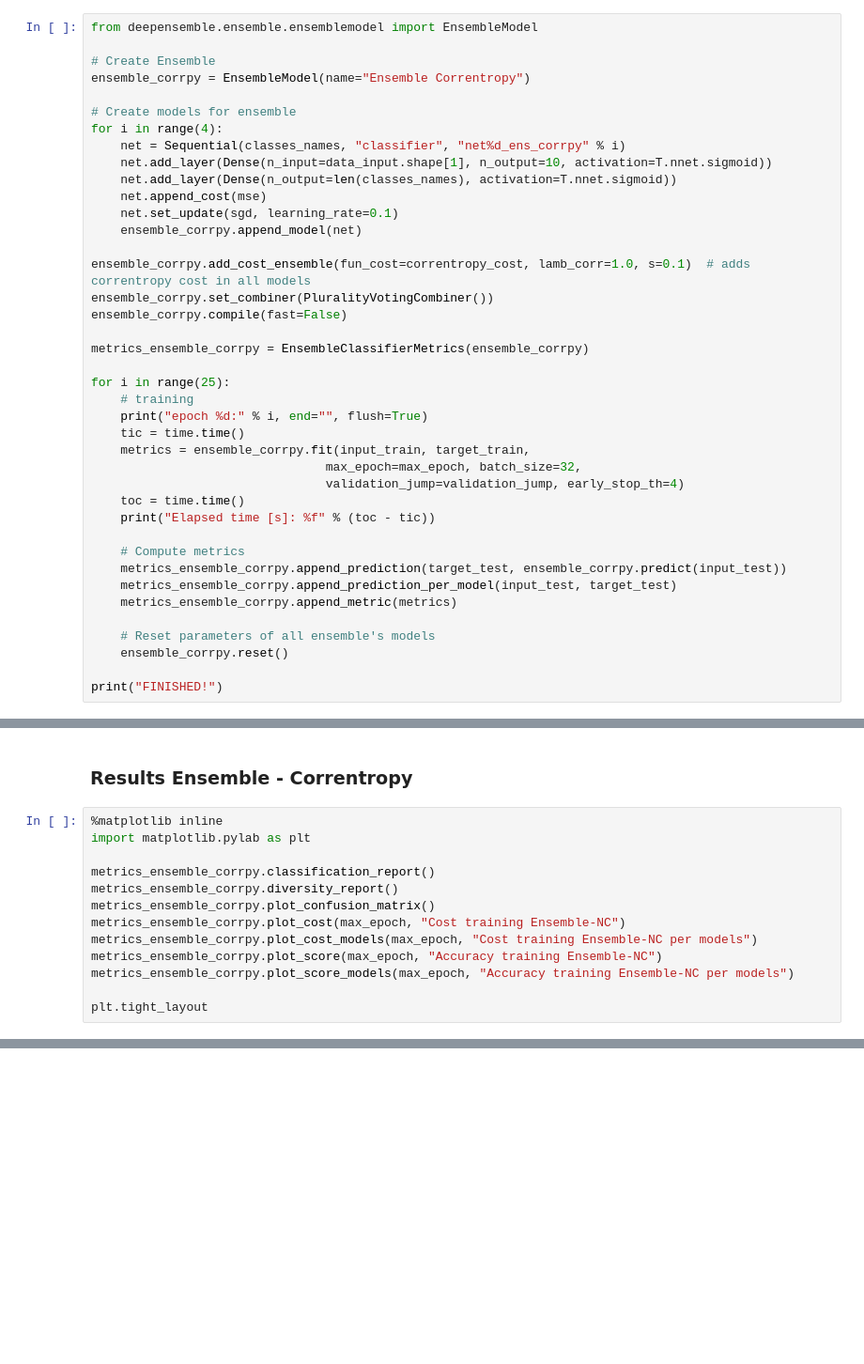
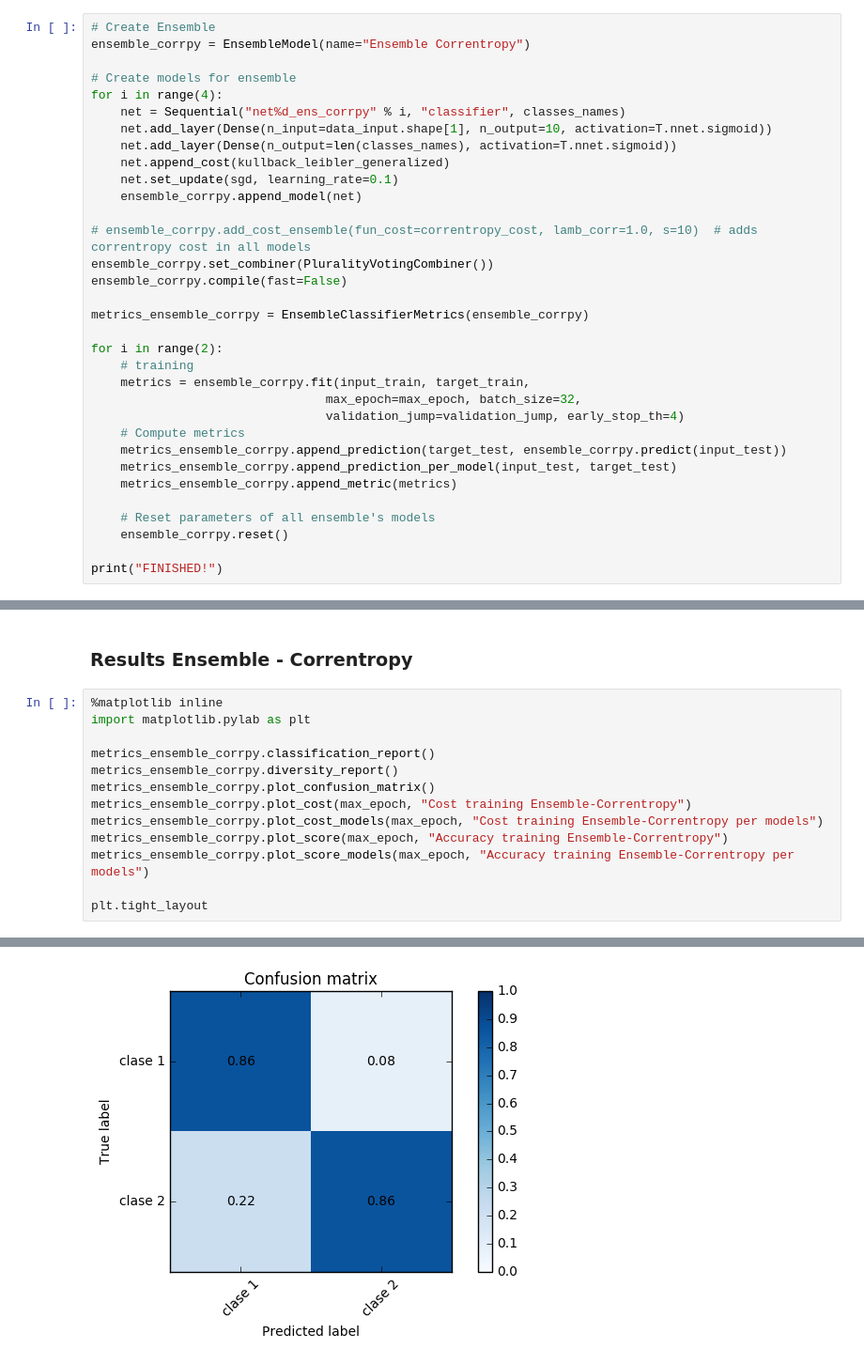
Before and after one commit to pdoren/DeepEnsemble, a Jupyter notebook: examples/Australian Credit Card Assessment/main.ipynb, the cells around one changed output, grey strips where cells are left out. Shown at 94% size. Cells and saved outputs as stored; diff of their text form; blank space fills up the shorter version.

```diff
--- a/examples/Australian Credit Card Assessment/main.ipynb
+++ b/examples/Australian Credit Card Assessment/main.ipynb
@@ -194,36 +323,29 @@ plt.tight_layout()
 # %% [markdown]
 ## Training Ensemble - Correntropy
 # %%
-from deepensemble.ensemble.ensemblemodel import EnsembleModel
-
 # Create Ensemble
 ensemble_corrpy = EnsembleModel(name="Ensemble Correntropy")
 
 # Create models for ensemble
 for i in range(4):
-    net = Sequential(classes_names, "classifier", "net%d_ens_corrpy" % i)
+    net = Sequential("net%d_ens_corrpy" % i, "classifier", classes_names)
     net.add_layer(Dense(n_input=data_input.shape[1], n_output=10, activation=T.nnet.sigmoid))
     net.add_layer(Dense(n_output=len(classes_names), activation=T.nnet.sigmoid))
-    net.append_cost(mse)
+    net.append_cost(kullback_leibler_generalized)
     net.set_update(sgd, learning_rate=0.1)
     ensemble_corrpy.append_model(net)
 
-ensemble_corrpy.add_cost_ensemble(fun_cost=correntropy_cost, lamb_corr=1.0, s=0.1)  # adds correntropy cost in all models
+# ensemble_corrpy.add_cost_ensemble(fun_cost=correntropy_cost, lamb_corr=1.0, s=10)  # adds correntropy cost in all models
 ensemble_corrpy.set_combiner(PluralityVotingCombiner())
 ensemble_corrpy.compile(fast=False)
 
 metrics_ensemble_corrpy = EnsembleClassifierMetrics(ensemble_corrpy)
 
-for i in range(25):
+for i in range(2):
     # training
-    print("epoch %d:" % i, end="", flush=True)
-    tic = time.time()
     metrics = ensemble_corrpy.fit(input_train, target_train,
                                 max_epoch=max_epoch, batch_size=32,
                                 validation_jump=validation_jump, early_stop_th=4)
-    toc = time.time()
-    print("Elapsed time [s]: %f" % (toc - tic))
-
     # Compute metrics
     metrics_ensemble_corrpy.append_prediction(target_test, ensemble_corrpy.predict(input_test))
     metrics_ensemble_corrpy.append_prediction_per_model(input_test, target_test)
@@ -242,9 +368,10 @@ import matplotlib.pylab as plt
 metrics_ensemble_corrpy.classification_report()
 metrics_ensemble_corrpy.diversity_report()
 metrics_ensemble_corrpy.plot_confusion_matrix()
-metrics_ensemble_corrpy.plot_cost(max_epoch, "Cost training Ensemble-NC")
-metrics_ensemble_corrpy.plot_cost_models(max_epoch, "Cost training Ensemble-NC per models")
-metrics_ensemble_corrpy.plot_score(max_epoch, "Accuracy training Ensemble-NC")
-metrics_ensemble_corrpy.plot_score_models(max_epoch, "Accuracy training Ensemble-NC per models")
+metrics_ensemble_corrpy.plot_cost(max_epoch, "Cost training Ensemble-Correntropy")
+metrics_ensemble_corrpy.plot_cost_models(max_epoch, "Cost training Ensemble-Correntropy per models")
+metrics_ensemble_corrpy.plot_score(max_epoch, "Accuracy training Ensemble-Correntropy")
+metrics_ensemble_corrpy.plot_score_models(max_epoch, "Accuracy training Ensemble-Correntropy per models")
 
 plt.tight_layout
+# %% [output]
@@ -250,0 +396 @@ plt.tight_layout
+[figure, added]
```
Also changed, not shown: parts of 10 cells of this notebook, 11 other files.
